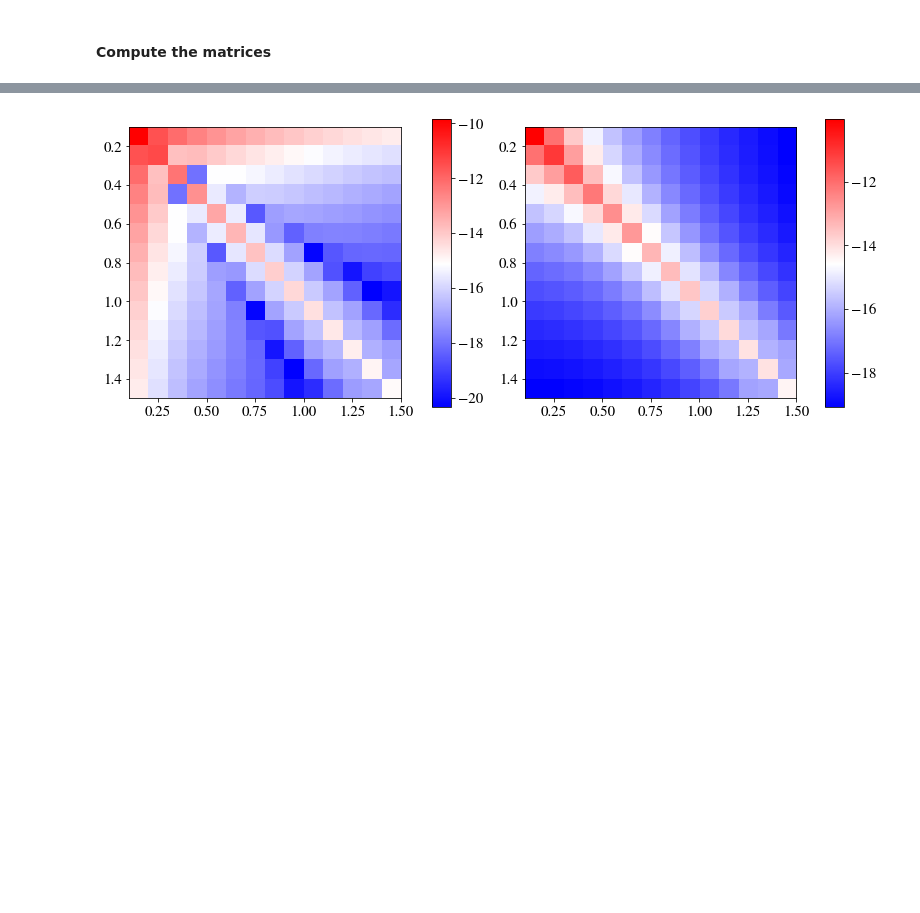
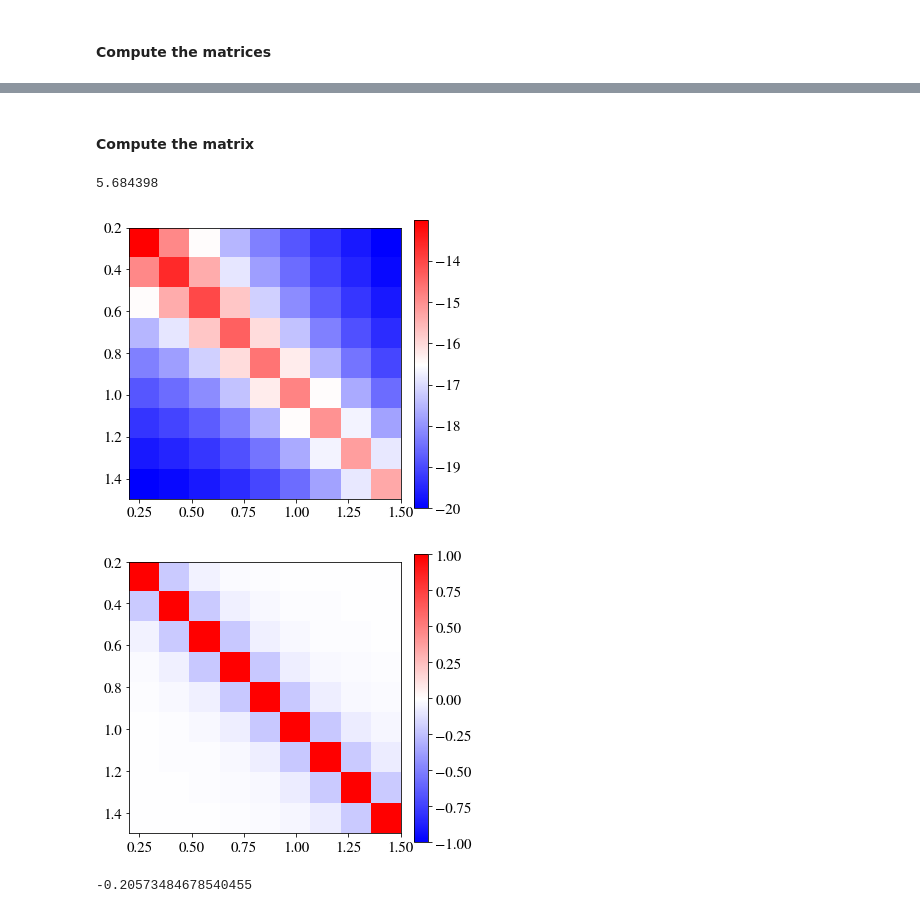
Before and after one commit to fabienlacasa/PySSC, a Jupyter notebook: examples.ipynb, the cells around one changed output, grey strips where cells are left out. Saved outputs shown, nothing was run; the diff lists cells and outputs as text; code cells hidden in the pictures; blank space fills up the shorter version.

```diff
--- a/examples.ipynb
+++ b/examples.ipynb
@@ -19,7 +20,7 @@ import pyssc
 <h4>Define boundaries (stakes) of the redshift bins</h4>
 # %%
 #zstakes = np.linspace(0.1,1.5,num=15)
-zstakes = np.array([0.1,0.2,0.3,0.4,0.5,0.6,0.7,0.8,0.9,1,1.1,1.2,1.3,1.4,1.5]) #Explicitely
+zstakes = np.array([0.2,0.3,0.4,0.5,0.6,0.7,0.8,0.9,1,1.1,1.2,1.3,1.4,1.5]) #Explicitely
 zmin = np.min(zstakes) ; zmax = np.max(zstakes)
 # %% [markdown]
 <h4>Compute the matrix</h4>
@@ -121,4 +121,4 @@ reload(pyssc)
 # %%
 # Define redshift range
-nz       = 200
+nz       = 500
 z_arr    = np.linspace(0,2,num=nz+1)[1:] # Redshifts must be > 0
@@ -156,0 +144,9 @@ Sijw_T = pyssc.Sij(z_arr,windows_T)
+# %%
+# There are two different routines, which perform the k and z integrals in different orders
+# We compute both of them for speed test and further comparison
+t0 = time.clock()
+Sijw_T = pyssc.Sij(z_arr,windows_T)
+t1 = time.clock()
+Sijw_T_alt = pyssc.Sij_alt(z_arr,windows_T)
+t2 = time.clock()
+print(t1-t0,t2-t1)
@@ -156,0 +234,7 @@ Sijw_T = pyssc.Sij(z_arr,windows_T)
+# %%
+sigmaz    = 0.05
+zcenter_G = [0.4,0.55,0.7,0.85,1.,1.15,1.3,1.45,1.6]
+nbins_G   = len(zcenter_G)
+windows_G = np.zeros((nbins_G,nz))
+for i in range(nbins_G):
+    windows_G[i,:] = np.exp(-(z_arr-zcenter_G[i])**2/(2*sigmaz**2)) / np.sqrt(2*pi*sigmaz**2)
@@ -157,21 +247,35 @@ Sijw_T = pyssc.Sij(z_arr,windows_T)
+# %% [markdown]
+<h4>Compute the matrix</h4>
+# %%
+t0 = time.clock()
+Sijw_G = pyssc.Sij(z_arr,windows_G)
+t1 = time.clock()
+print(t1-t0)
+# %% [output]
+5.684398
 # %%
-# Comparison with turbo mode
-# Let's first plot ln|Sij|
-# Turbo mode
-fig = plt.figure(figsize=(13,5))
-plt.subplot(1,2,1)
-P = plt.imshow(np.log(abs(Sij)),interpolation='none',cmap='bwr',extent=[zmin,zmax,zmax,zmin])
+#First plot ln|Sij|
+fig = plt.figure(figsize=(5.5,5))
+P = plt.imshow(np.log(abs(Sijw_G)),interpolation='none',cmap='bwr',extent=[zmin,zmax,zmax,zmin])
 P.axes.tick_params(labelsize=15)
-ax1 = fig.add_axes([0.48, 0.1, 0.02, 0.8])
+ax1 = fig.add_axes([0.89, 0.1, 0.035, 0.8])
 cbar = plt.colorbar(P,ax1)
 cbar.ax.tick_params(labelsize=15)
-# Normal mode
-plt.subplot(1,2,2)
-P = plt.imshow(np.log(abs(Sijw_T)),interpolation='none',cmap='bwr',extent=[zmin,zmax,zmax,zmin])
+plt.show()
+#Second plot the correlation matrix
+correl_G = np.zeros((nbins_G,nbins_G))
+for i in range(nbins_G):
+    for j in range(nbins_G):
+        correl_G[i,j] = Sijw_G[i,j] / np.sqrt(Sijw_G[i,i]*Sijw_G[j,j])
+fig = plt.figure(figsize=(5.5,5))
+P = plt.imshow(correl_G,interpolation='none',cmap='bwr',vmin=-1,vmax=1,extent=[zmin,zmax,zmax,zmin])
 P.axes.tick_params(labelsize=15)
-ax2 = fig.add_axes([0.9, 0.1, 0.02, 0.8])
-cbar = plt.colorbar(P,ax2)
+ax1 = fig.add_axes([0.89, 0.1, 0.035, 0.8])
+cbar = plt.colorbar(P,ax1)
 cbar.ax.tick_params(labelsize=15)
 plt.show()
+print correl_G[0,1]
 # %% [output]
-[figure, old version]
+[figure, new version]
+[figure, added]
+-0.20573484678540455
```
Also changed, not shown: parts of 24 cells of this notebook, 3 other files.
